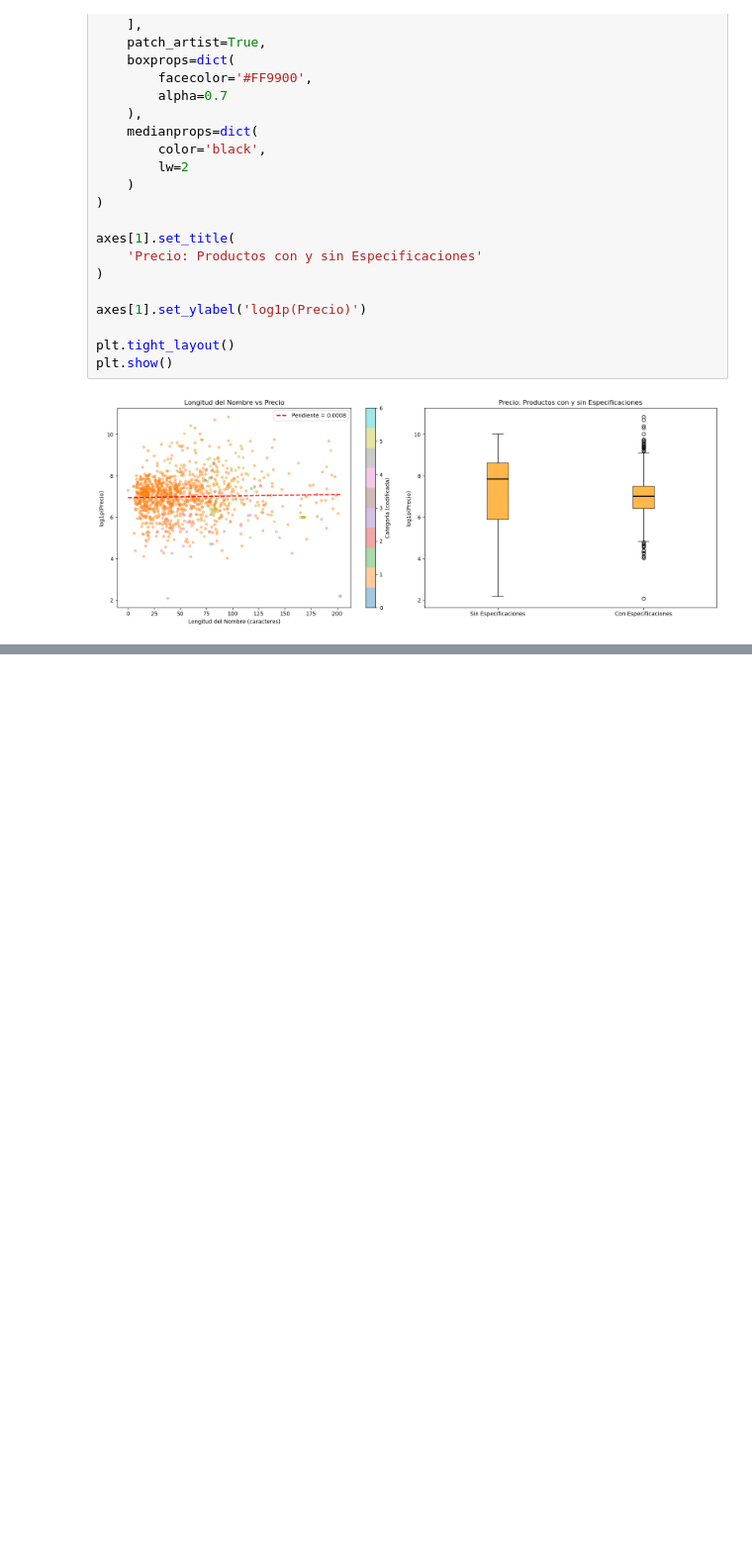
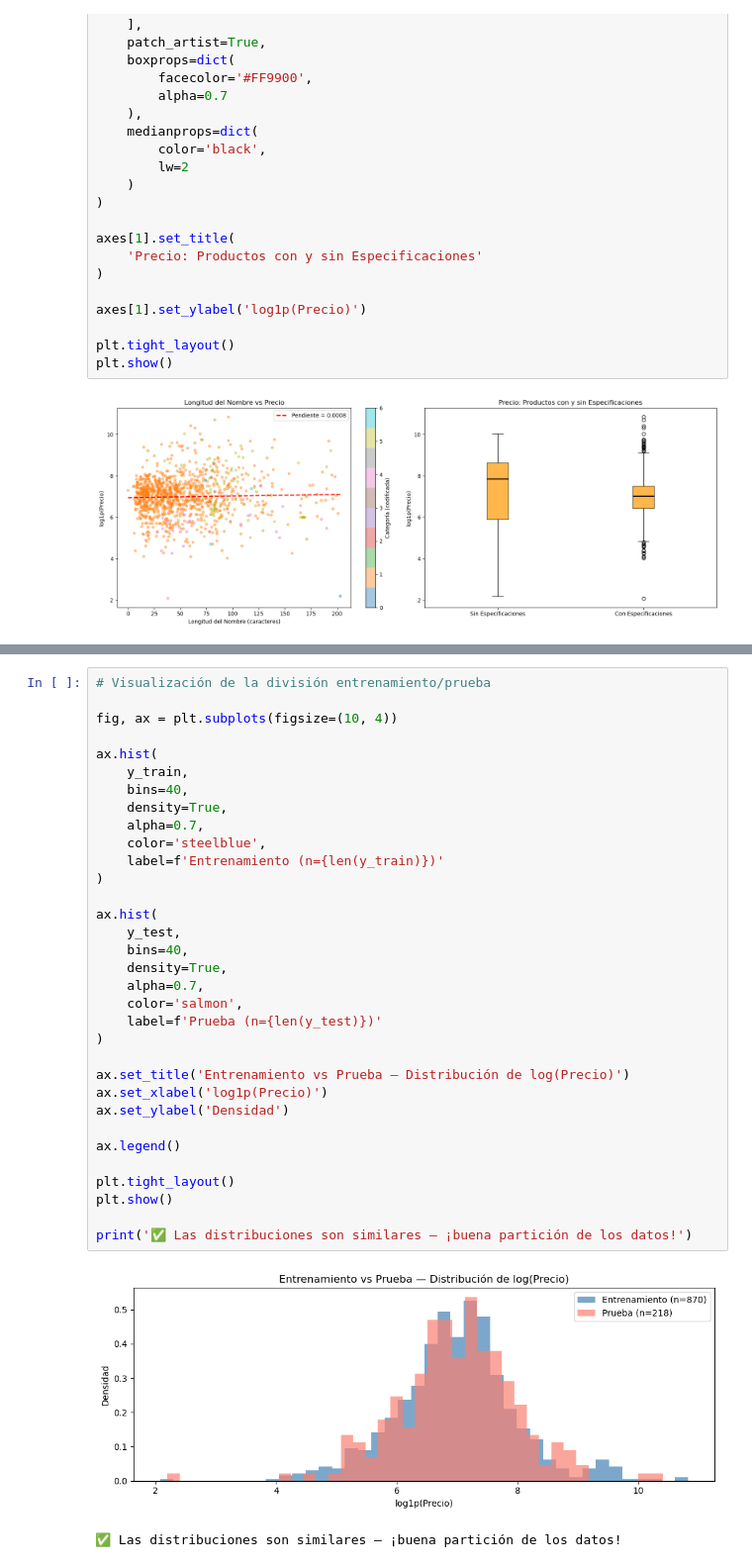
Before and after one commit to DanielGOMHER/9AIEVND-ADND-Practicas-230299-3, a Jupyter notebook: Practica04/Practica04_230299.ipynb, the cells around one changed output, grey strips where cells are left out. Shown at 99% size. Saved outputs shown, nothing was run; the diff lists cells and outputs as text; blank space fills up the shorter version.

```diff
--- a/Practica04/Practica04_230299.ipynb
+++ b/Practica04/Practica04_230299.ipynb
@@ -1341,0 +1579,36 @@ plt.show()
+# %%
+# Visualización de la división entrenamiento/prueba
+
+fig, ax = plt.subplots(figsize=(10, 4))
+
+ax.hist(
+    y_train,
+    bins=40,
+    density=True,
+    alpha=0.7,
+    color='steelblue',
+    label=f'Entrenamiento (n={len(y_train)})'
+)
+
+ax.hist(
+    y_test,
+    bins=40,
+    density=True,
+    alpha=0.7,
+    color='salmon',
+    label=f'Prueba (n={len(y_test)})'
+)
+
+ax.set_title('Entrenamiento vs Prueba — Distribución de log(Precio)')
+ax.set_xlabel('log1p(Precio)')
+ax.set_ylabel('Densidad')
+
+ax.legend()
+
+plt.tight_layout()
+plt.show()
+
+print('✅ Las distribuciones son similares — ¡buena partición de los datos!')
+# %% [output]
+[figure, added]
+✅ Las distribuciones son similares — ¡buena partición de los datos!
```
Also changed, not shown: parts of 4 cells of this notebook.
